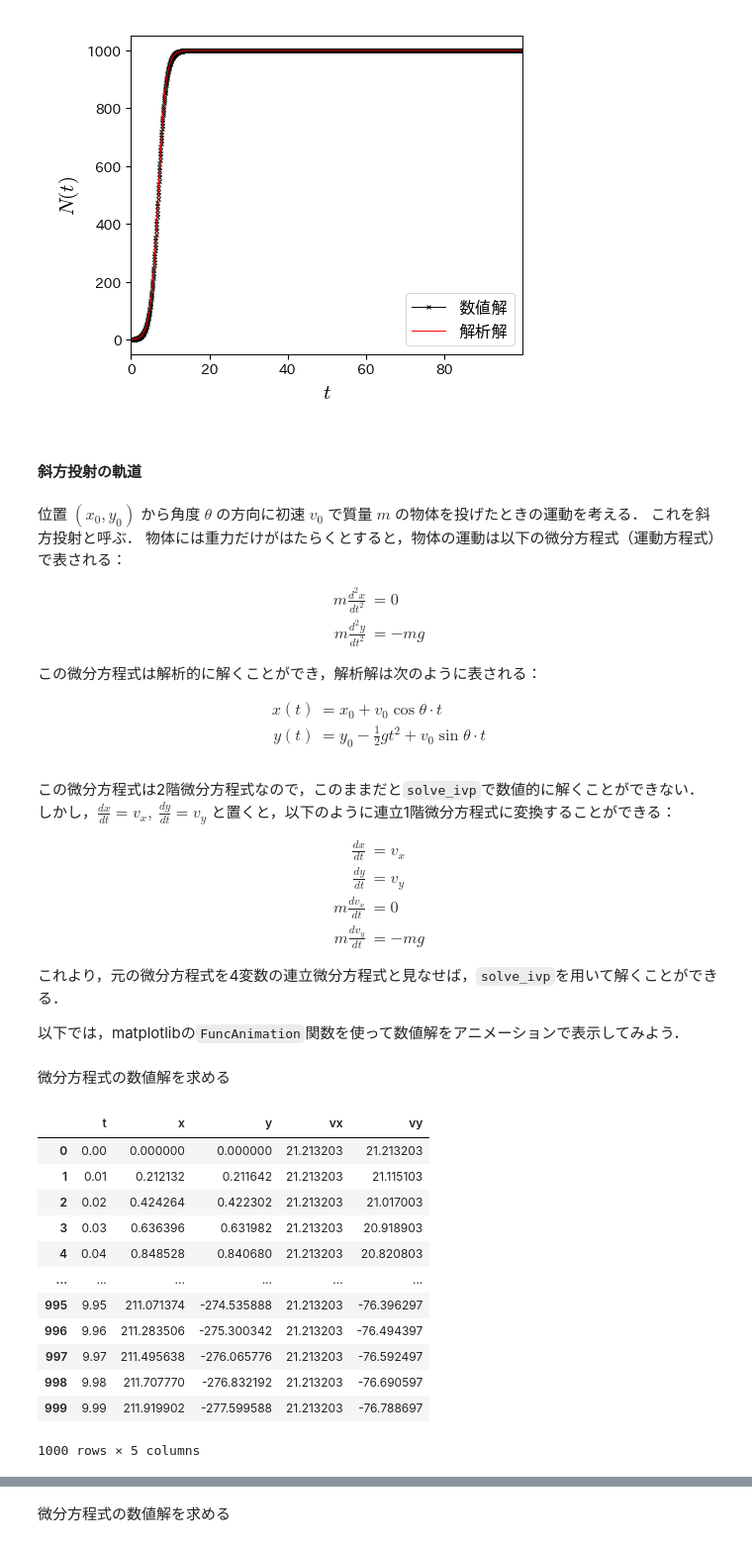
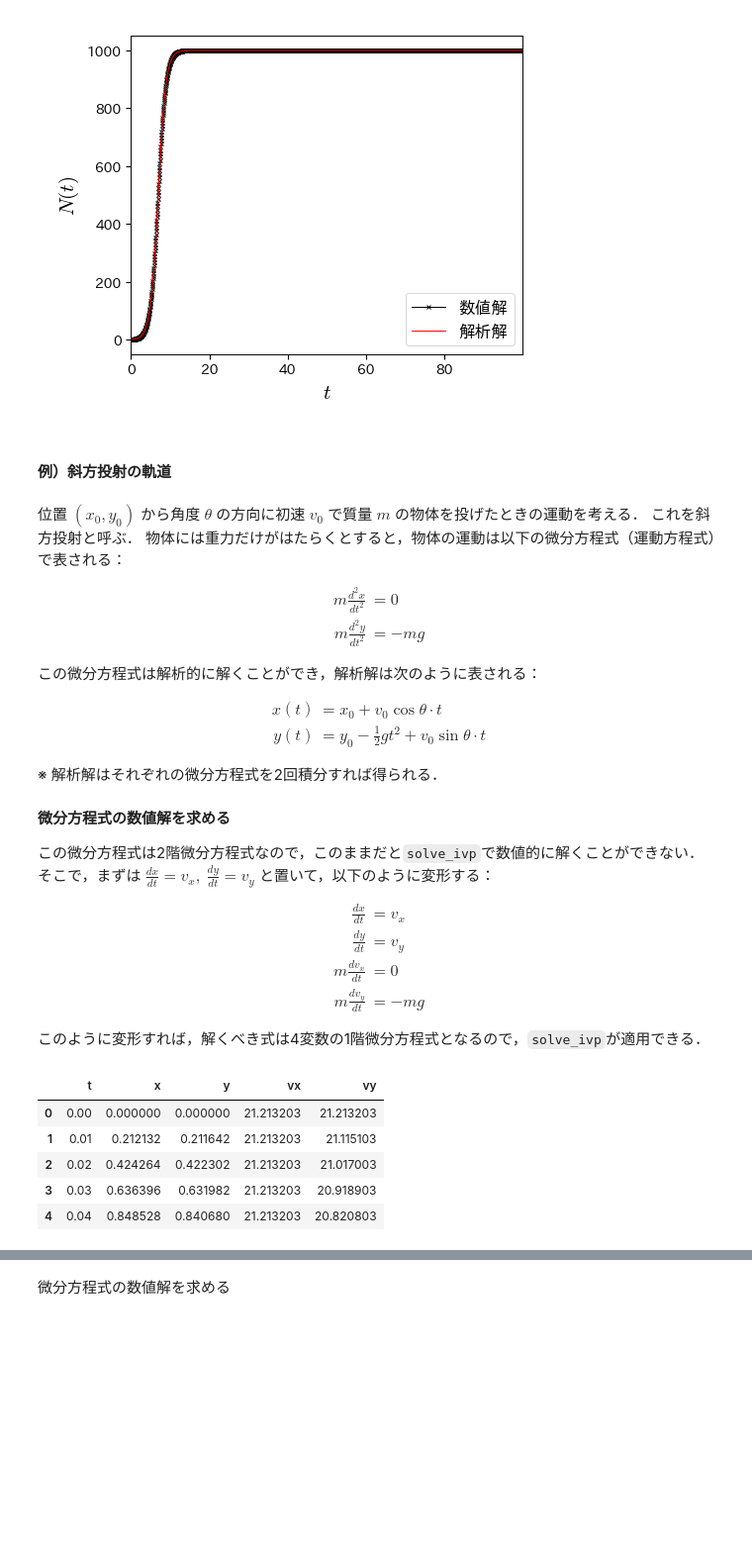
Before and after one commit to tnarizuka/modeling_simulation, a Jupyter notebook: _sources/chap_5/5_diff_eq.ipynb, the cells around one changed output, grey strips where cells are left out. Shown at 99% size. Drawn from its saved outputs; the diff is of its cells as text; code cells hidden in the pictures; blank space fills up the shorter version.

```diff
--- a/_sources/chap_5/5_diff_eq.ipynb
+++ b/_sources/chap_5/5_diff_eq.ipynb
@@ -522,7 +530,7 @@ ax.set_ylabel('$N(t)$', fontsize=15);
 # %% [output]
 [figure]
 # %% [markdown]
-#### 斜方投射の軌道
+#### 例）斜方投射の軌道
 # %% [markdown]
 位置 $ (x_{0}, y_{0}) $ から角度 $ \theta $ の方向に初速 $ v_{0} $ で質量 $ m $ の物体を投げたときの運動を考える．
 これを斜方投射と呼ぶ．
@@ -539,9 +547,13 @@ ax.set_ylabel('$N(t)$', fontsize=15);
     x(t) &= x_{0} + v_{0}\cos\theta\cdot t \\[10pt]
     y(t) &= y_{0} - \frac{1}{2}gt^{2}+v_{0}\sin\theta \cdot t
 \end{align*}
+
+※ 解析解はそれぞれの微分方程式を2回積分すれば得られる．
 # %% [markdown]
+**微分方程式の数値解を求める**
+
 この微分方程式は2階微分方程式なので，このままだと`solve_ivp`で数値的に解くことができない．
-しかし，$ \frac{dx}{dt}=v_{x},\ \frac{dy}{dt}=v_{y} $ と置くと，以下のように連立1階微分方程式に変換することができる：
+そこで，まずは $ \frac{dx}{dt}=v_{x},\ \frac{dy}{dt}=v_{y} $ と置いて，以下のように変形する：
 
 \begin{align*}
     \frac{dx}{dt} &= v_{x} \\[10pt]
@@ -550,11 +562,7 @@ ax.set_ylabel('$N(t)$', fontsize=15);
     m\frac{dv_{y}}{dt} &= -mg
 \end{align*}
 
-これより，元の微分方程式を4変数の連立微分方程式と見なせば，`solve_ivp`を用いて解くことができる．
-
-以下では，matplotlibの`FuncAnimation`関数を使って数値解をアニメーションで表示してみよう．
+このように変形すれば，解くべき式は4変数の1階微分方程式となるので，`solve_ivp`が適用できる．
-# %% [markdown]
-微分方程式の数値解を求める
 # %%
 def ode_projectile(t, var, g=9.81):
     '''
@@ -572,27 +580,21 @@ def ode_projectile(t, var, g=9.81):
 g = 9.81 # 重力加速度 [m/s^2]
 
 # 初期条件
-x0, y0 = 0, 0,  # 初期位置(x0, y0) [m]
+x0, y0 = 0, 0  # 初期位置を原点とする
 v0, ag0 = 30, np.radians(45)  # 初速 [m/s]，投射角 [rad]
 var0 = [x0, y0, v0*np.cos(ag0), v0*np.sin(ag0)] # [x0, y0, vx, vz]
 
-# 数値計算
+# solve_ivpによる数値計算
 t = np.arange(0, 10, 0.01)
 sol = solve_ivp(ode_projectile, [t[0], t[-1]], var0, method='RK45', t_eval=t, args=[g])
 # %%
 # 数値解の表示
-pd.DataFrame({'t': sol.t, 'x': sol.y[0], 'y': sol.y[1], 'vx': sol.y[2], 'vy': sol.y[3]})
+df = pd.DataFrame({'t': sol.t, 'x': sol.y[0], 'y': sol.y[1], 'vx': sol.y[2], 'vy': sol.y[3]})
+df.head()
 # %% [output]
 |  | t | x | y | vx | vy |
 | 0 | 0.00 | 0.000000 | 0.000000 | 21.213203 | 21.213203 |
 | 1 | 0.01 | 0.212132 | 0.211642 | 21.213203 | 21.115103 |
 | 2 | 0.02 | 0.424264 | 0.422302 | 21.213203 | 21.017003 |
 | 3 | 0.03 | 0.636396 | 0.631982 | 21.213203 | 20.918903 |
 | 4 | 0.04 | 0.848528 | 0.840680 | 21.213203 | 20.820803 |
-| ... | ... | ... | ... | ... | ... |
-| 995 | 9.95 | 211.071374 | -274.535888 | 21.213203 | -76.396297 |
-| 996 | 9.96 | 211.283506 | -275.300342 | 21.213203 | -76.494397 |
-| 997 | 9.97 | 211.495638 | -276.065776 | 21.213203 | -76.592497 |
-| 998 | 9.98 | 211.707770 | -276.832192 | 21.213203 | -76.690597 |
-| 999 | 9.99 | 211.919902 | -277.599588 | 21.213203 | -76.788697 |
-1000 rows × 5 columns
```
Also changed, not shown: parts of 12 cells of this notebook, 4 other files.
